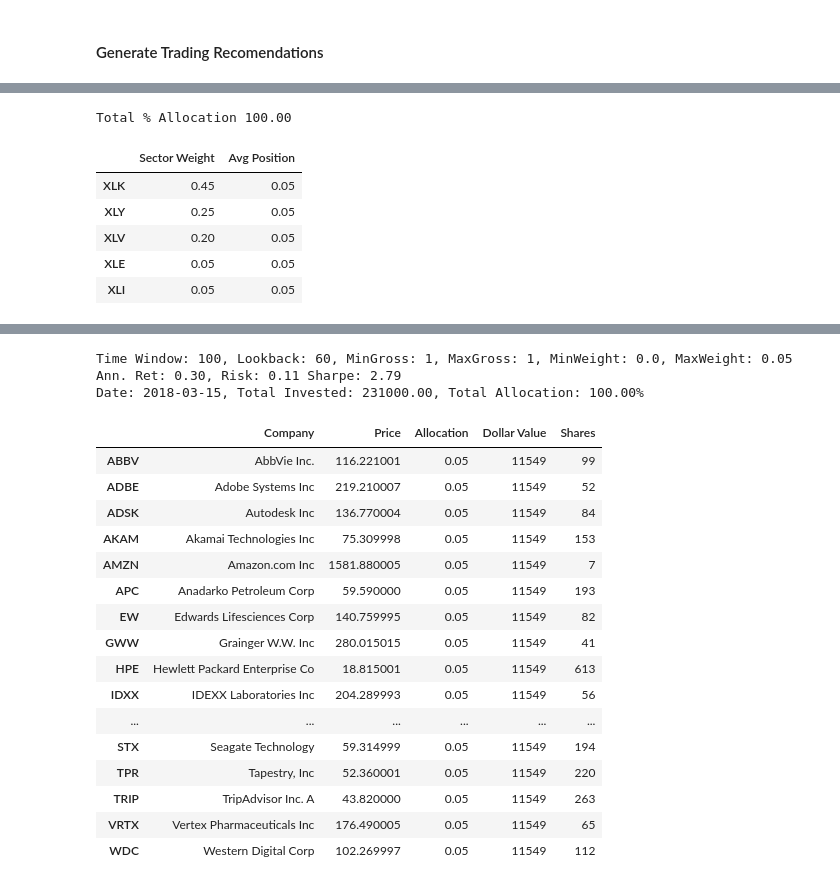
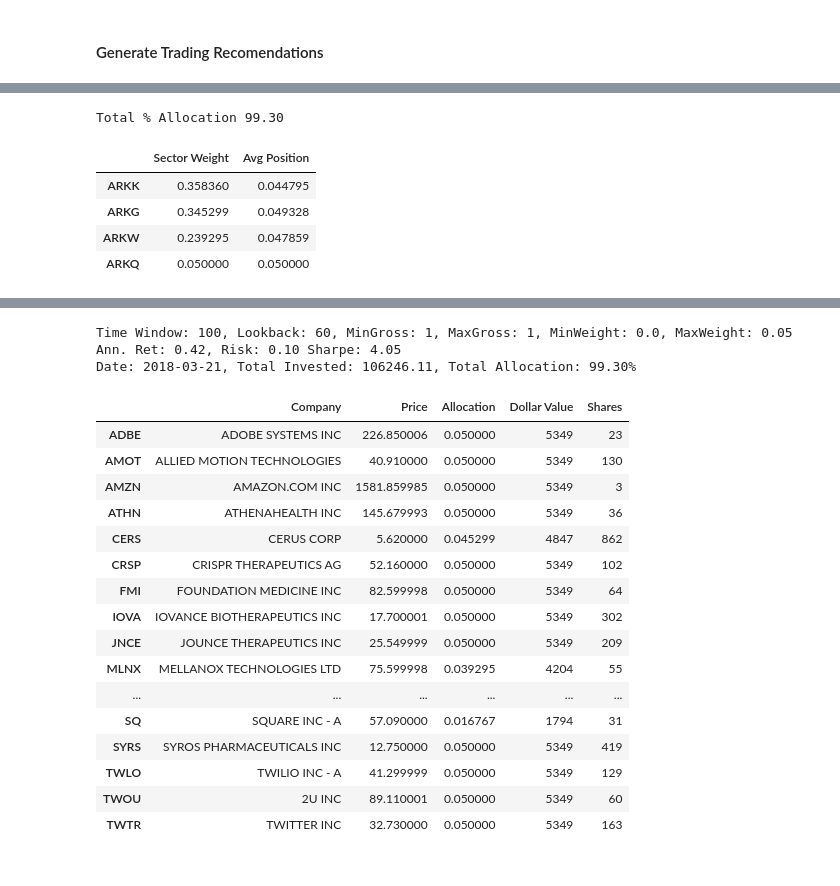
Before and after one commit to veigaco/quantum, a Jupyter notebook: algo_staging-v2.ipynb, the cells around one changed output, grey strips where cells are left out. Drawn from its saved outputs; the diff is of its cells as text; code cells hidden in the pictures.

```diff
--- a/algo_staging-v2.ipynb
+++ b/algo_staging-v2.ipynb
@@ -23,7 +23,7 @@ from mvo_utils_v2 import *
 # Global variables
 log = True
 refresh_pricing = False
-universe = 'spy-sectors' # 'spy_sectors OR 'ark_etfs'
+universe = 'ark-etfs' # 'spy-sectors OR 'ark-etfs'
 active_etf = None # ETF name OR None for broad market
 #variables for performance analysis
 lb = 60; min_gross=1; max_gross=1; min_w=0.0; max_w=0.05 # default optimization vars
@@ -112,7 +106,7 @@ Loaded pricing for XLRE-hold-pricing.csv, with shape (69, 33)
 #### Generate Trading Recomendations
 # %%
 # Removing tickers for M&A targets and diff class shares of same co.
-remove_tickers = ['CSRA', 'DPS', 'UAA', 'DISCK', 'JUNO', 'XL', 'WELL', 'BKNG', 'SNI','EVGN']
+remove_tickers = ['CSRA', 'DPS', 'UAA', 'DISCK', 'JUNO', 'XL', 'WELL', 'BKNG', 'SNI','EVGN','BCG']
 remove = list(set(remove_tickers).intersection(consol_px.columns.tolist()))
 if len(remove) > 0:
     consol_px.drop(remove, axis=1, inplace=True)
@@ -189,13 +183,12 @@ for i, axi in enumerate(ax.flat):
 # %%
 sect_group_stats(recommend, 'Sector').sort_values(by='Sector Weight', ascending=False)
 # %% [output]
-Total % Allocation 100.00
+Total % Allocation 99.30
 |  | Sector Weight | Avg Position |
-| XLK | 0.45 | 0.05 |
-| XLY | 0.25 | 0.05 |
-| XLV | 0.20 | 0.05 |
-| XLE | 0.05 | 0.05 |
-| XLI | 0.05 | 0.05 |
+| ARKK | 0.358360 | 0.044795 |
+| ARKG | 0.345299 | 0.049328 |
+| ARKW | 0.239295 | 0.047859 |
+| ARKQ | 0.050000 | 0.050000 |
 # %%
 ax = compound(consol_px[recommend.index][-hist_window:]).plot(fontsize='small', figsize=(4,3))
 ax.legend(fontsize='xx-small', ncol=4)
@@ -214,48 +207,48 @@ pdf.pct_change().plot(kind='hist', figsize=(4,3), fontsize='small')
 # %%
 # Outputs for trade execution
 px = consol_px[recommend.index][-lb:]
 date = px[-1:].index.to_datetime().strftime(date_fmt)[0]
 ret, risk = port_metrics(px_portion, rec)
 
 trading_cols = ['Company', 'Price', 'Allocation', 'Dollar Value', 'Shares']
 trading_df = pd.DataFrame([], index=rec.index, columns=trading_cols)
 
 round_shares = lambda x: round(x, 0)
-port_bal = 231000; alloc = rec.T.values
+port_bal = 107000; alloc = rec.T.values
 pvalue = (port_bal * alloc)
 shares = (port_bal * alloc) / px[-1:]
 shares.apply(round_shares).T.sort_index()
 
 trading_df['Company'] = recommend['Company']
 trading_df['Price'] = px[-1:].T
 trading_df['Allocation'] = recommend['Allocation']
 trading_df['Dollar Value'] = trading_df['Allocation'] * port_bal
 trading_df['Shares'] = trading_df['Dollar Value'] / trading_df['Price']
 
 print("Time Window: {}, Lookback: {}, MinGross: {}, MaxGross: {}, MinWeight: {}, MaxWeight: {}".format(hist_window, lb, min_gross, max_gross, min_w, max_w))
 print("Ann. Ret: {0:.2f}, Risk: {1:.2f} Sharpe: {2:.2f}".format(ret, risk, ret / risk))
 print("Date: {0}, Total Invested: {1:.2f}, Total Allocation: {2:.2f}%".format(date, trading_df['Dollar Value'].sum(), trading_df['Allocation'].sum() * 100))
 trading_df.head()
 trading_df = trading_df.astype({'Dollar Value':np.int, 'Shares':np.int})
 trading_df.sort_index()
 # %% [output]
 Time Window: 100, Lookback: 60, MinGross: 1, MaxGross: 1, MinWeight: 0.0, MaxWeight: 0.05
-Ann. Ret: 0.30, Risk: 0.11 Sharpe: 2.79
-Date: 2018-03-15, Total Invested: 231000.00, Total Allocation: 100.00%
+Ann. Ret: 0.42, Risk: 0.10 Sharpe: 4.05
+Date: 2018-03-21, Total Invested: 106246.11, Total Allocation: 99.30%
 |  | Company | Price | Allocation | Dollar Value | Shares |
-| ABBV | AbbVie Inc. | 116.221001 | 0.05 | 11549 | 99 |
-| ADBE | Adobe Systems Inc | 219.210007 | 0.05 | 11549 | 52 |
-| ADSK | Autodesk Inc | 136.770004 | 0.05 | 11549 | 84 |
-| AKAM | Akamai Technologies Inc | 75.309998 | 0.05 | 11549 | 153 |
-| AMZN | Amazon.com Inc | 1581.880005 | 0.05 | 11549 | 7 |
-| APC | Anadarko Petroleum Corp | 59.590000 | 0.05 | 11549 | 193 |
-| EW | Edwards Lifesciences Corp | 140.759995 | 0.05 | 11549 | 82 |
-| GWW | Grainger W.W. Inc | 280.015015 | 0.05 | 11549 | 41 |
-| HPE | Hewlett Packard Enterprise Co | 18.815001 | 0.05 | 11549 | 613 |
-| IDXX | IDEXX Laboratories Inc | 204.289993 | 0.05 | 11549 | 56 |
+| ADBE | ADOBE SYSTEMS INC | 226.850006 | 0.050000 | 5349 | 23 |
+| AMOT | ALLIED MOTION TECHNOLOGIES | 40.910000 | 0.050000 | 5349 | 130 |
+| AMZN | AMAZON.COM INC | 1581.859985 | 0.050000 | 5349 | 3 |
+| ATHN | ATHENAHEALTH INC | 145.679993 | 0.050000 | 5349 | 36 |
+| CERS | CERUS CORP | 5.620000 | 0.045299 | 4847 | 862 |
+| CRSP | CRISPR THERAPEUTICS AG | 52.160000 | 0.050000 | 5349 | 102 |
+| FMI | FOUNDATION MEDICINE INC | 82.599998 | 0.050000 | 5349 | 64 |
+| IOVA | IOVANCE BIOTHERAPEUTICS INC | 17.700001 | 0.050000 | 5349 | 302 |
+| JNCE | JOUNCE THERAPEUTICS INC | 25.549999 | 0.050000 | 5349 | 209 |
+| MLNX | MELLANOX TECHNOLOGIES LTD | 75.599998 | 0.039295 | 4204 | 55 |
 | ... | ... | ... | ... | ... | ... |
-| STX | Seagate Technology | 59.314999 | 0.05 | 11549 | 194 |
-| TPR | Tapestry, Inc | 52.360001 | 0.05 | 11549 | 220 |
-| TRIP | TripAdvisor Inc. A | 43.820000 | 0.05 | 11549 | 263 |
-| VRTX | Vertex Pharmaceuticals Inc | 176.490005 | 0.05 | 11549 | 65 |
-| WDC | Western Digital Corp | 102.269997 | 0.05 | 11549 | 112 |
+| SQ | SQUARE INC - A | 57.090000 | 0.016767 | 1794 | 31 |
+| SYRS | SYROS PHARMACEUTICALS INC | 12.750000 | 0.050000 | 5349 | 419 |
+| TWLO | TWILIO INC - A | 41.299999 | 0.050000 | 5349 | 129 |
+| TWOU | 2U INC | 89.110001 | 0.050000 | 5349 | 60 |
+| TWTR | TWITTER INC | 32.730000 | 0.050000 | 5349 | 163 |
```
Also changed, not shown: parts of 6 cells of this notebook, 20 other files.
